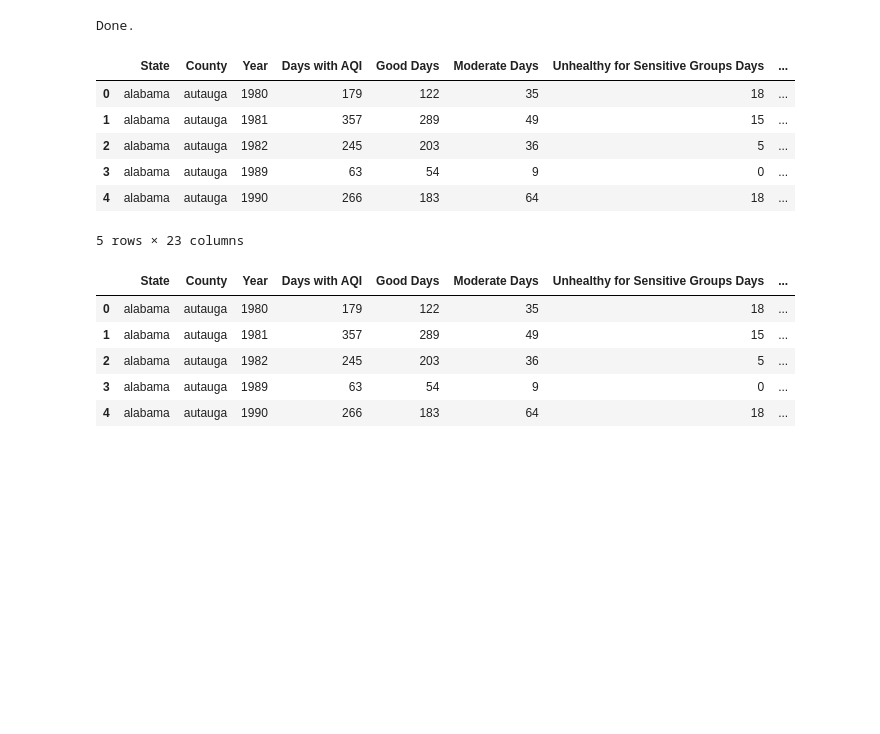
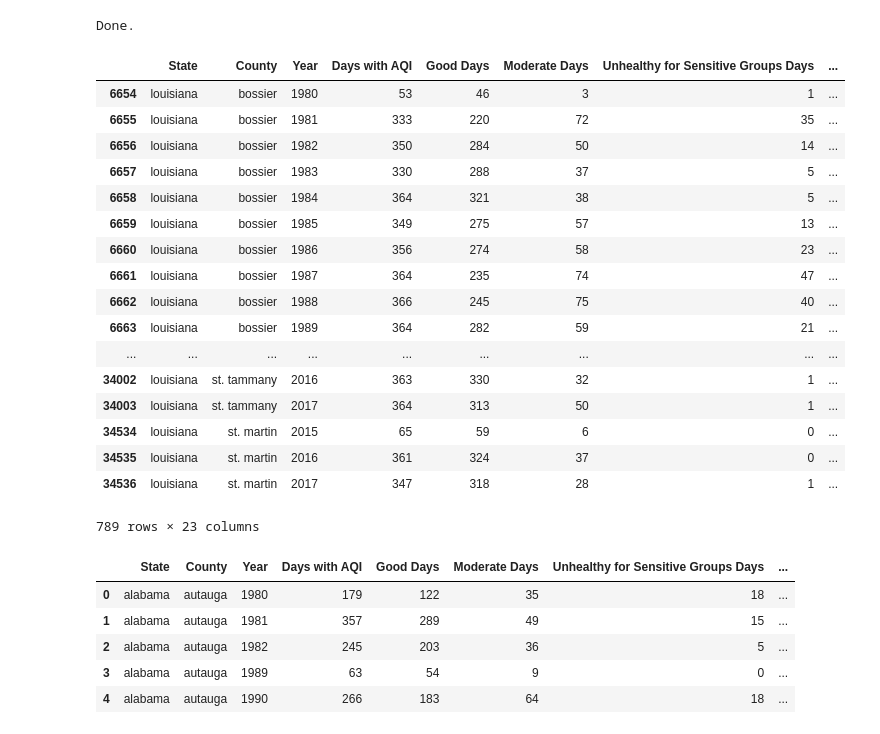
Before and after one commit to alyssflynn/project-1, a Jupyter notebook: data_cleaning.ipynb, the cells around one changed output. Cells and saved outputs as stored; diff of their text form; code cells hidden in the pictures; blank space fills up the shorter version.

```diff
--- a/data_cleaning.ipynb
+++ b/data_cleaning.ipynb
@@ -39,7 +53,7 @@ county_aqi_df.head()
 fips = pd.read_csv('https://raw.githubusercontent.com/plotly/datasets/master/laucnty16.csv')
 
 # Parse FIPS county/state data
-fips["County"] = fips['County Name/State Abbreviation'].apply(lambda x: x.split(",")[0].replace(" County", "").lower())
+fips["County"] = fips['County Name/State Abbreviation'].apply(lambda x: x.split(",")[0].replace(" County", "").replace(" Parish", "").lower())
 fips["State Abbreviation"] = fips['County Name/State Abbreviation'].apply(lambda x: x.split(", ")[-1])
 fips["State"] = fips["State Abbreviation"].apply(lambda x: state_abbrev[x].lower())
 
@@ -51,6 +65,6 @@ fips['FIPS'] = fips['State FIPS Code'] + fips['County FIPS Code']
 # Remove unused columns
 fips = fips[['County','State','State Abbreviation','FIPS','State FIPS Code','County FIPS Code']]
 
-fips.head()
+fips.loc[fips['State']=='louisiana']
 # %% [output]
 |  | County | State | State Abbreviation | FIPS | State FIPS Code | County FIPS Code |
@@ -68,15 +94,27 @@ Done.
 # %%
 # Combine fips df with county AQI df
 county_aqi_1980_2018 = county_aqi_df.merge(fips, how='inner', on=['State','County'])
-county_aqi_1980_2018.head()
+# county_aqi_1980_2018.head()
+county_aqi_1980_2018.loc[county_aqi_1980_2018['State']=='louisiana']
 # %% [output]
 |  | State | County | Year | Days with AQI | Good Days | Moderate Days | Unhealthy for Sensitive Groups Days | ... |
-| 0 | alabama | autauga | 1980 | 179 | 122 | 35 | 18 | ... |
-| 1 | alabama | autauga | 1981 | 357 | 289 | 49 | 15 | ... |
-| 2 | alabama | autauga | 1982 | 245 | 203 | 36 | 5 | ... |
-| 3 | alabama | autauga | 1989 | 63 | 54 | 9 | 0 | ... |
-| 4 | alabama | autauga | 1990 | 266 | 183 | 64 | 18 | ... |
+| 6654 | louisiana | bossier | 1980 | 53 | 46 | 3 | 1 | ... |
+| 6655 | louisiana | bossier | 1981 | 333 | 220 | 72 | 35 | ... |
+| 6656 | louisiana | bossier | 1982 | 350 | 284 | 50 | 14 | ... |
+| 6657 | louisiana | bossier | 1983 | 330 | 288 | 37 | 5 | ... |
+| 6658 | louisiana | bossier | 1984 | 364 | 321 | 38 | 5 | ... |
+| 6659 | louisiana | bossier | 1985 | 349 | 275 | 57 | 13 | ... |
+| 6660 | louisiana | bossier | 1986 | 356 | 274 | 58 | 23 | ... |
+| 6661 | louisiana | bossier | 1987 | 364 | 235 | 74 | 47 | ... |
+| 6662 | louisiana | bossier | 1988 | 366 | 245 | 75 | 40 | ... |
+| 6663 | louisiana | bossier | 1989 | 364 | 282 | 59 | 21 | ... |
+| ... | ... | ... | ... | ... | ... | ... | ... | ... |
+| 34002 | louisiana | st. tammany | 2016 | 363 | 330 | 32 | 1 | ... |
+| 34003 | louisiana | st. tammany | 2017 | 364 | 313 | 50 | 1 | ... |
+| 34534 | louisiana | st. martin | 2015 | 65 | 59 | 6 | 0 | ... |
+| 34535 | louisiana | st. martin | 2016 | 361 | 324 | 37 | 0 | ... |
+| 34536 | louisiana | st. martin | 2017 | 347 | 318 | 28 | 1 | ... |
-5 rows × 23 columns
+789 rows × 23 columns
 # %%
 # Add columns with percentage data for good/hazardous days
 county_aqi_1980_2018['% Days Good'] = county_aqi_1980_2018["Good Days"] / county_aqi_1980_2018["Days with AQI"] * 100
```
Also changed, not shown: parts of 5 cells of this notebook, 4 other files.
